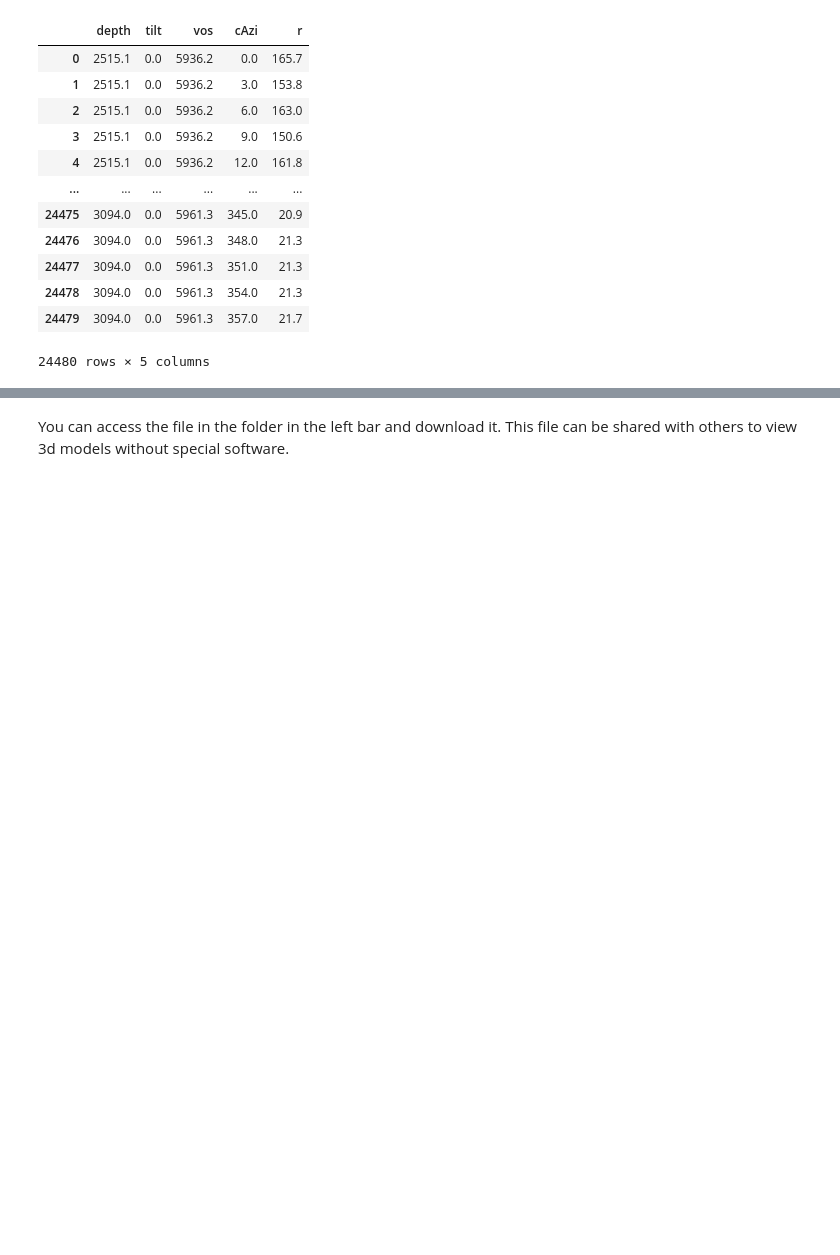
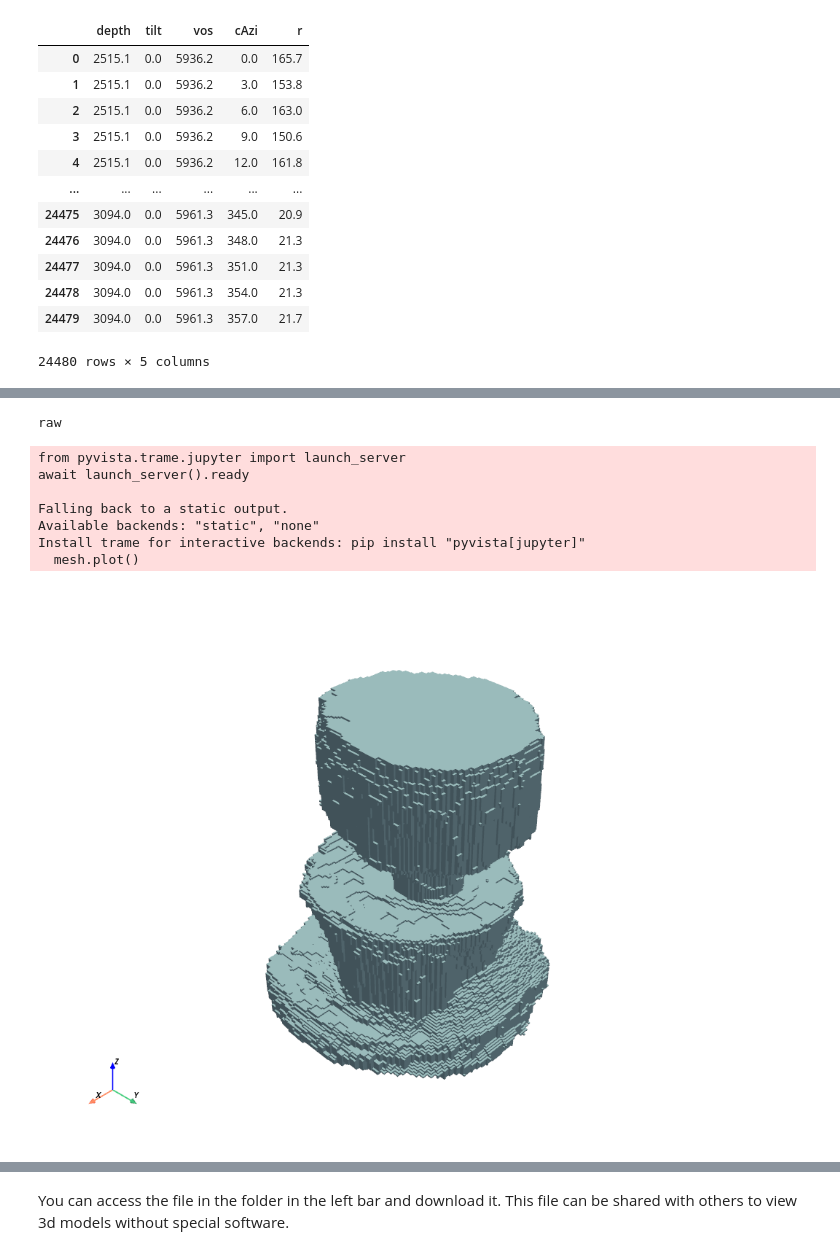
Before and after one commit to Rocks-n-Code/PythonCourse, a Jupyter notebook: Salt_Cavern_Workflows.ipynb, the cells around one changed output, grey strips where cells are left out. Saved outputs shown, nothing was run; the diff lists cells and outputs as text; code cells hidden in the pictures; blank space fills up the shorter version.

```diff
--- a/Salt_Cavern_Workflows.ipynb
+++ b/Salt_Cavern_Workflows.ipynb
@@ -617,3 +759,18 @@ SaltPy implements spherical-to-Cartesian coordinate transformations, enabling di
+# %%
+dir(saltpy_public.SonarPyVista.mesh_xyz)
+spv = saltpy_public.SonarPyVista()
+mesh = spv.mesh_xyz(xyzUTM.reset_index(drop=True).copy(), rf=0)
+mesh.plot()
+# %% [output]
+raw
+from pyvista.trame.jupyter import launch_server
+await launch_server().ready
+
+Falling back to a static output.
+Available backends: "static", "none"
+Install trame for interactive backends: pip install "pyvista[jupyter]"
+  mesh.plot()
+[figure, added]
 # %% [markdown]
 ---
 
```
Also changed, not shown: parts of 17 cells of this notebook.
